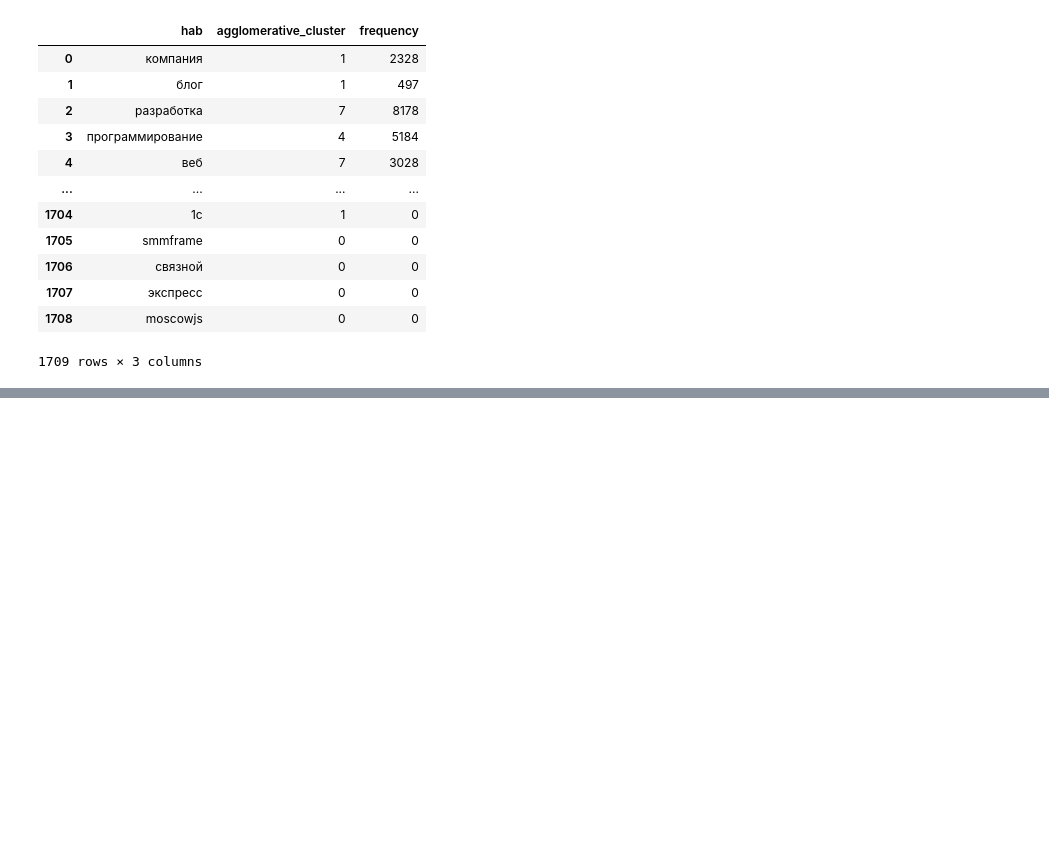
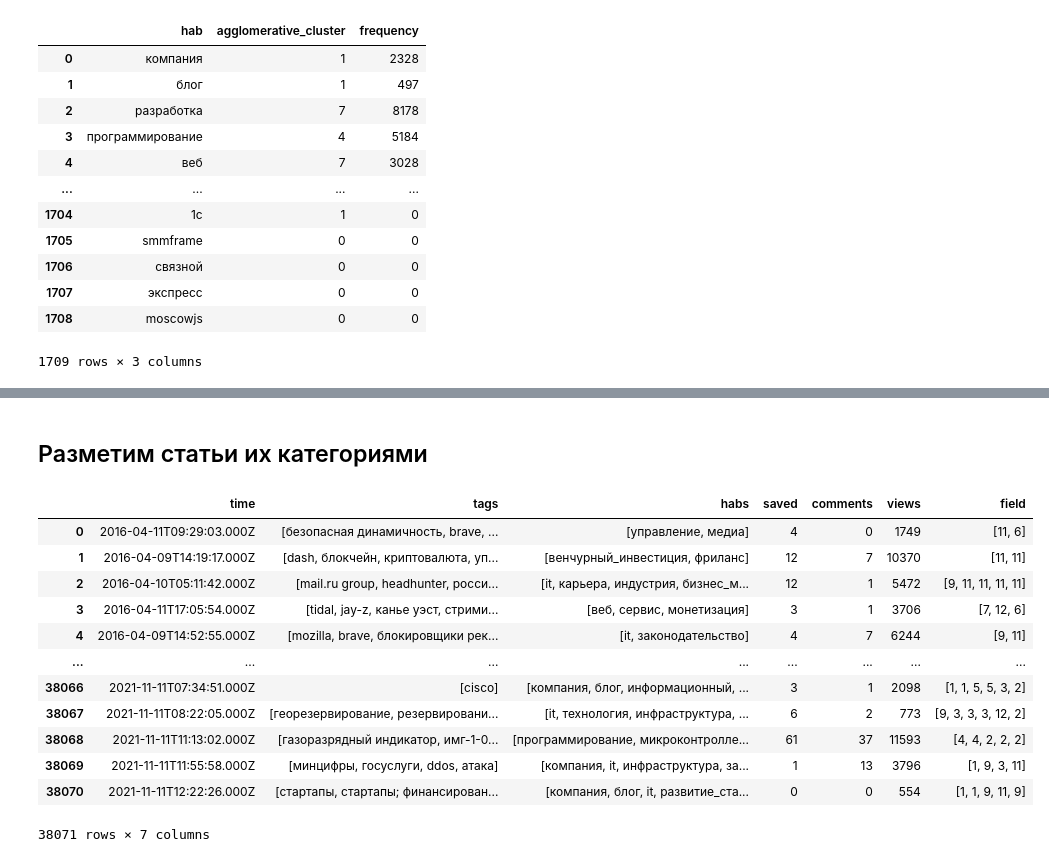
Before and after one commit to AleksandraSorokovikova/Comparison-of-IT-trends, a Jupyter notebook: clustering/categories_habr.ipynb, the cells around one changed output, grey strips where cells are left out. Drawn from its saved outputs; the diff is of its cells as text; code cells hidden in the pictures; blank space fills up the shorter version.

```diff
--- a/clustering/categories_habr.ipynb
+++ b/clustering/categories_habr.ipynb
@@ -73,6 +89,8 @@ Counter({'управление': 3223,
          'ренессанс': 1,
          'агентство_agima': 1,
          'агентство': 1})
+# %%
+habr_info['habs'] = habs_cleaned
 # %%
 def count_habs(row):
     return habs_counter[row]
@@ -109,0 +153,2 @@ habr_clusters[habr_clusters['agglomerative_cluster'] == 8].sort_values(by = 'fre
+# %% [markdown]
+## Разметим статьи их категориями
@@ -109,0 +167,23 @@ habr_clusters[habr_clusters['agglomerative_cluster'] == 8].sort_values(by = 'fre
+# %%
+def get_field(row):
+    field = []
+    for hab in row:
+        field.append(habr_clusters[habr_clusters['hab'] == hab]['agglomerative_cluster'].values[0])
+    return field
+
+habr_info['field'] = habr_info['habs'].apply(get_field)
+habr_info
+# %% [output]
+|  | time | tags | habs | saved | comments | views | field |
+| 0 | 2016-04-11T09:29:03.000Z | [безопасная динамичность, brave, ... | [управление, медиа] | 4 | 0 | 1749 | [11, 6] |
+| 1 | 2016-04-09T14:19:17.000Z | [dash, блокчейн, криптовалюта, уп... | [венчурный_инвестиция, фриланс] | 12 | 7 | 10370 | [11, 11] |
+| 2 | 2016-04-10T05:11:42.000Z | [mail.ru group, headhunter, росси... | [it, карьера, индустрия, бизнес_м... | 12 | 1 | 5472 | [9, 11, 11, 11, 11] |
+| 3 | 2016-04-11T17:05:54.000Z | [tidal, jay-z, канье уэст, стрими... | [веб, сервис, монетизация] | 3 | 1 | 3706 | [7, 12, 6] |
+| 4 | 2016-04-09T14:52:55.000Z | [mozilla, brave, блокировщики рек... | [it, законодательство] | 4 | 7 | 6244 | [9, 11] |
+| ... | ... | ... | ... | ... | ... | ... | ... |
+| 38066 | 2021-11-11T07:34:51.000Z | [cisco] | [компания, блог, информационный, ... | 3 | 1 | 2098 | [1, 1, 5, 5, 3, 2] |
+| 38067 | 2021-11-11T08:22:05.000Z | [георезервирование, резервировани... | [it, технология, инфраструктура, ... | 6 | 2 | 773 | [9, 3, 3, 3, 12, 2] |
+| 38068 | 2021-11-11T11:13:02.000Z | [газоразрядный индикатор, имг-1-0... | [программирование, микроконтролле... | 61 | 37 | 11593 | [4, 4, 2, 2, 2] |
+| 38069 | 2021-11-11T11:55:58.000Z | [минцифры, госуслуги, ddos, атака] | [компания, it, инфраструктура, за... | 1 | 13 | 3796 | [1, 9, 3, 11] |
+| 38070 | 2021-11-11T12:22:26.000Z | [стартапы, стартапы; финансирован... | [компания, блог, it, развитие_ста... | 0 | 0 | 554 | [1, 1, 9, 11, 9] |
+38071 rows × 7 columns
```
Also changed, not shown: parts of 7 cells of this notebook, 6 other files.
